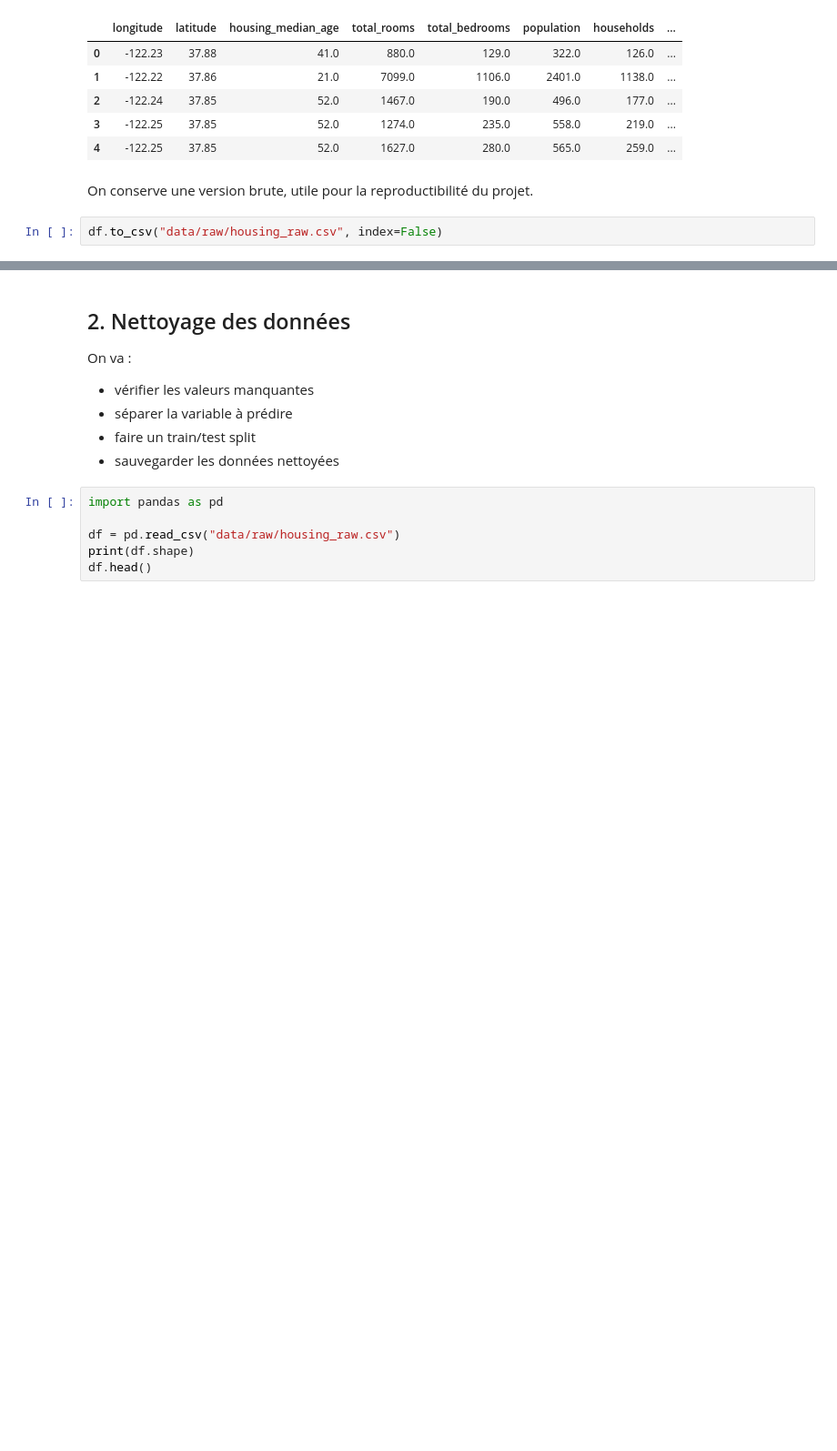
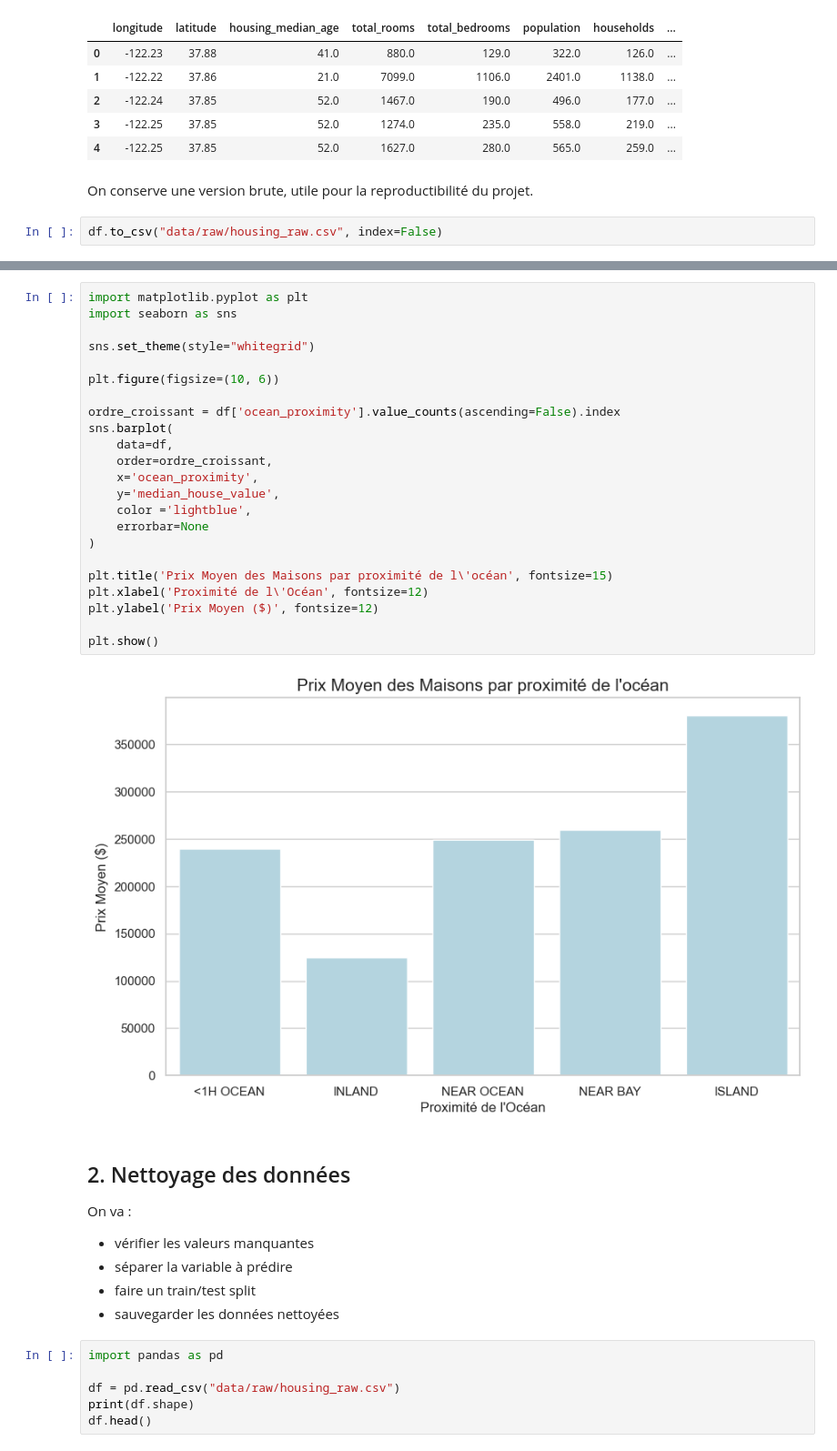
Before and after one commit to CLARAMANY/MLOps_JB_WM_AB_CM, a Jupyter notebook: notebook.ipynb, the cells around one changed output, grey strips where cells are left out. Shown at 91% size. Drawn from its saved outputs; the diff is of its cells as text; blank space fills up the shorter version.

```diff
--- a/notebook.ipynb
+++ b/notebook.ipynb
@@ -43,3 +102,28 @@ df.to_csv("data/raw/housing_raw.csv", index=False)
+# %%
+import matplotlib.pyplot as plt
+import seaborn as sns
+
+sns.set_theme(style="whitegrid")
+
+plt.figure(figsize=(10, 6))
+
+ordre_croissant = df['ocean_proximity'].value_counts(ascending=False).index
+sns.barplot(
+    data=df,
+    order=ordre_croissant,
+    x='ocean_proximity',
+    y='median_house_value',
+    color ='lightblue',
+    errorbar=None
+)
+
+plt.title('Prix Moyen des Maisons par proximité de l\'océan', fontsize=15)
+plt.xlabel('Proximité de l\'Océan', fontsize=12)
+plt.ylabel('Prix Moyen ($)', fontsize=12)
+
+plt.show()
+# %% [output]
+[figure, added]
 # %% [markdown]
 ## 2. Nettoyage des données
 
```
Also changed, not shown: parts of 6 cells of this notebook.
